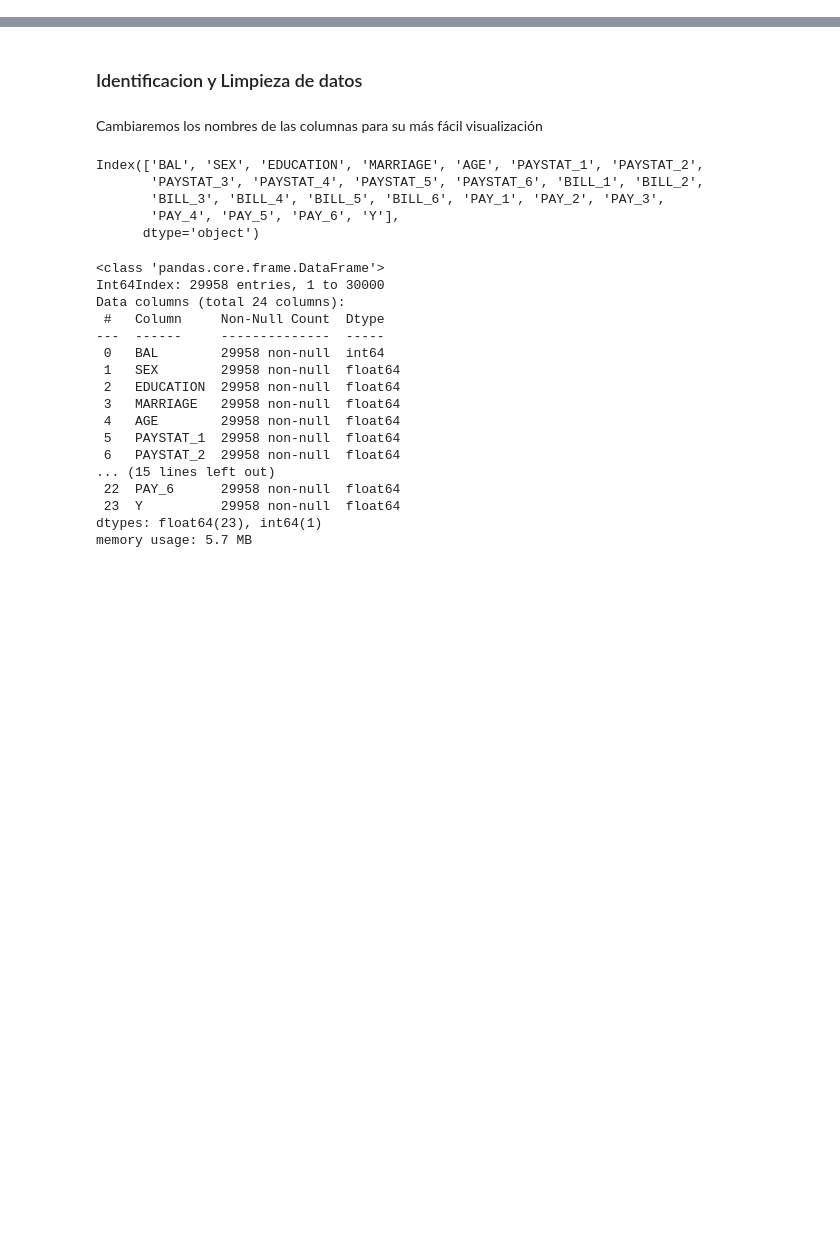
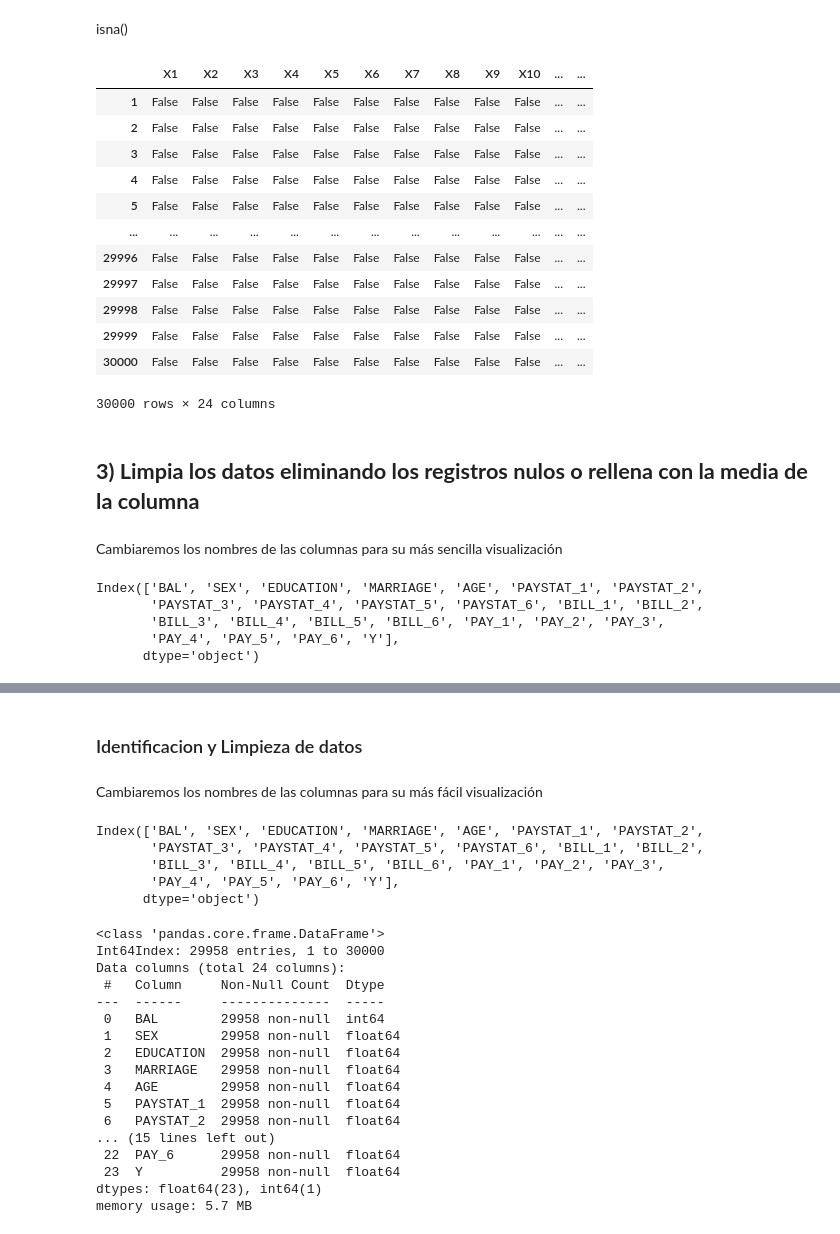
Before and after one commit to PosgradoMNA/actividades-de-aprendizaje-gerardoaaron_castanedajaramillo, a Jupyter notebook: Actividad Semanal -- 6.ipynb, the cells around one changed output, grey strips where cells are left out. Cells and saved outputs as stored; diff of their text form; code cells hidden in the pictures; blank space fills up the shorter version.

```diff
--- a/Actividad Semanal -- 6.ipynb
+++ b/Actividad Semanal -- 6.ipynb
@@ -25,0 +98,20 @@ df.index.name = None
+# %% [markdown]
+isna()
+# %%
+df.isna()
+# %% [output]
+|  | X1 | X2 | X3 | X4 | X5 | X6 | X7 | X8 | X9 | X10 | ... | ... |
+| 1 | False | False | False | False | False | False | False | False | False | False | ... | ... |
+| 2 | False | False | False | False | False | False | False | False | False | False | ... | ... |
+| 3 | False | False | False | False | False | False | False | False | False | False | ... | ... |
+| 4 | False | False | False | False | False | False | False | False | False | False | ... | ... |
+| 5 | False | False | False | False | False | False | False | False | False | False | ... | ... |
+| ... | ... | ... | ... | ... | ... | ... | ... | ... | ... | ... | ... | ... |
+| 29996 | False | False | False | False | False | False | False | False | False | False | ... | ... |
+| 29997 | False | False | False | False | False | False | False | False | False | False | ... | ... |
+| 29998 | False | False | False | False | False | False | False | False | False | False | ... | ... |
+| 29999 | False | False | False | False | False | False | False | False | False | False | ... | ... |
+| 30000 | False | False | False | False | False | False | False | False | False | False | ... | ... |
+30000 rows × 24 columns
+# %% [markdown]
+## **3) Limpia los datos eliminando los registros nulos o rellena con la media de la columna**
@@ -25,0 +147,13 @@ df.index.name = None
+# %% [markdown]
+Cambiaremos los nombres de las columnas para su más sencilla visualización
+# %%
+columns_name = ['BAL','SEX','EDUCATION','MARRIAGE','AGE','PAYSTAT_1','PAYSTAT_2','PAYSTAT_3','PAYSTAT_4','PAYSTAT_5','PAYSTAT_6','BILL_1','BILL_2','BILL_3','BILL_4','BILL_5','BILL_6','PAY_1',
+                'PAY_2','PAY_3','PAY_4','PAY_5','PAY_6','Y']
+df_norm.columns = columns_name
+df_norm.columns
+# %% [output]
+Index(['BAL', 'SEX', 'EDUCATION', 'MARRIAGE', 'AGE', 'PAYSTAT_1', 'PAYSTAT_2',
+       'PAYSTAT_3', 'PAYSTAT_4', 'PAYSTAT_5', 'PAYSTAT_6', 'BILL_1', 'BILL_2',
+       'BILL_3', 'BILL_4', 'BILL_5', 'BILL_6', 'PAY_1', 'PAY_2', 'PAY_3',
+       'PAY_4', 'PAY_5', 'PAY_6', 'Y'],
+      dtype='object')
```
Also changed, not shown: parts of 26 cells of this notebook.
